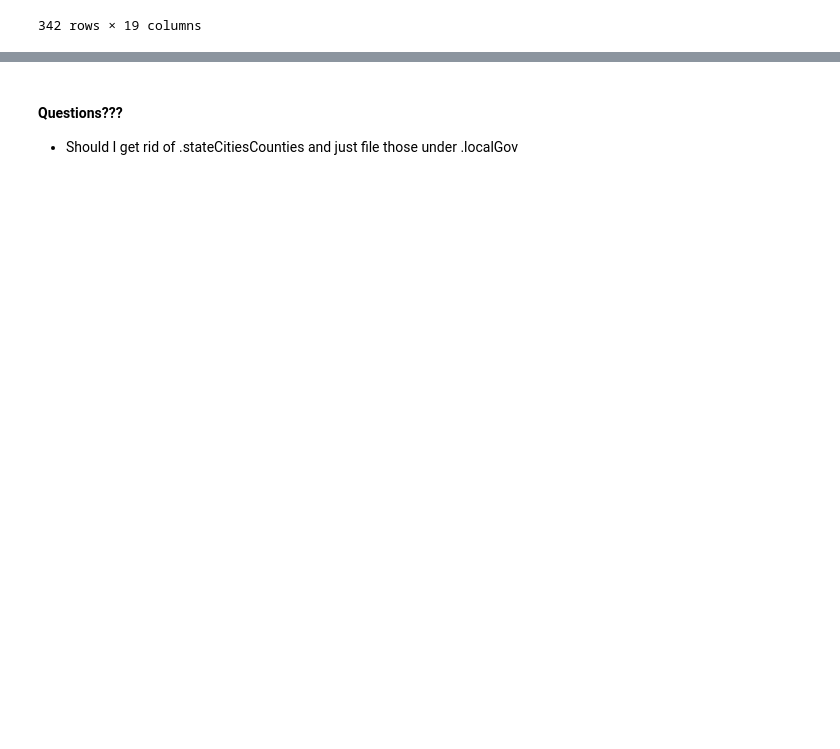
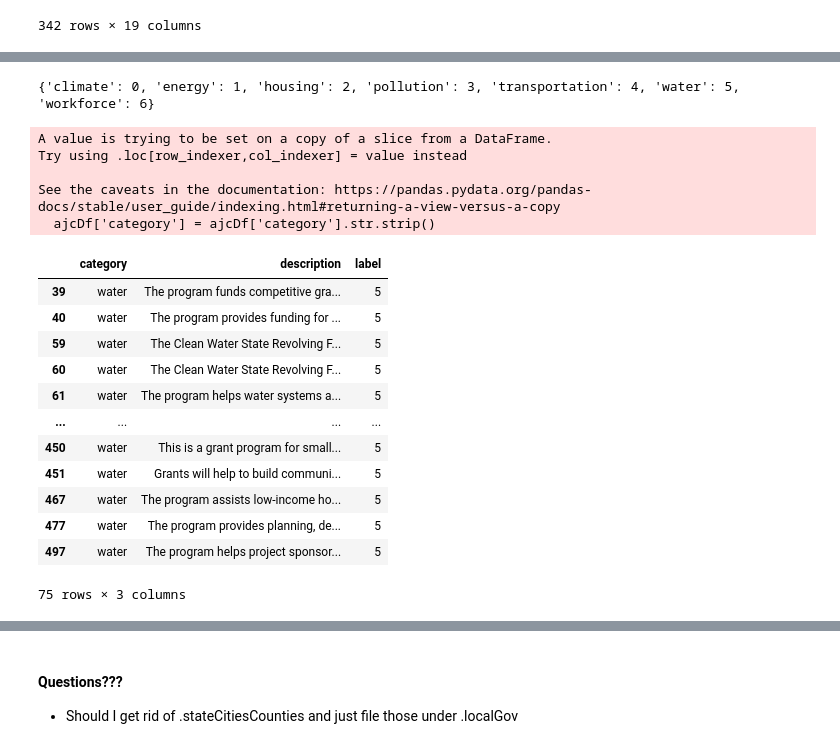
Before and after one commit to osiau/CEED, a Jupyter notebook: parse.ipynb, the cells around one changed output, grey strips where cells are left out. Saved outputs shown, nothing was run; the diff lists cells and outputs as text; code cells hidden in the pictures; blank space fills up the shorter version.

```diff
--- a/parse.ipynb
+++ b/parse.ipynb
@@ -185,0 +204,37 @@ pdfDT
+# %%
+#Preprocessing & Cleaning
+
+ajcDf = ajcRaw[['category', 'description']] #only choose necessary columns category and description
+ajcDf['category'] = ajcDf['category'].str.strip()
+ajcDf = ajcDf[(ajcDf['description'].notnull()) & (ajcDf['description'] != 'TBD') & (ajcDf['category'].notna())] #only include rows that have a value in the description column and don't have TBD as a description
+
+ajcDf = ajcDf[(ajcDf['category'] != 'transportation workforce')] #EXCLUDE FOR NOW BUT FIGURE OUT HOW TO SEPARATE LATER
+
+le = preprocessing.LabelEncoder() #create label encoder instance
+#MAY BE NECESSARY TO USE ONE HOT ENCODER INSTEAD because as it stands these labels are ranked not categorical so 'the average of climate and workforce could be transportation' but try both to see!
+
+ajcDf['label'] = le.fit_transform(ajcDf['category']) #use fit_transform to label and create new column with label --- could also use onehotencoder but since the result is binary(0&1) but eliminates ordinality
+
+catToLab = dict(zip(sorted(set(ajcDf['category'])), sorted(set(ajcDf['label'])))) #create a dictionary of category keys and corresponding label values
+print(catToLab)
+ajcDf
+# %% [output]
+{'climate': 0, 'energy': 1, 'housing': 2, 'pollution': 3, 'transportation': 4, 'water': 5, 'workforce': 6}
+A value is trying to be set on a copy of a slice from a DataFrame.
+Try using .loc[row_indexer,col_indexer] = value instead
+
+See the caveats in the documentation: https://pandas.pydata.org/pandas-docs/stable/user_guide/indexing.html#returning-a-view-versus-a-copy
+  ajcDf['category'] = ajcDf['category'].str.strip()
+|  | category | description | label |
+| 39 | water | The program funds competitive gra... | 5 |
+| 40 | water | The program provides funding for ... | 5 |
+| 59 | water | The Clean Water State Revolving F... | 5 |
+| 60 | water | The Clean Water State Revolving F... | 5 |
+| 61 | water | The program helps water systems a... | 5 |
+| ... | ... | ... | ... |
+| 450 | water | This is a grant program for small... | 5 |
+| 451 | water | Grants will help to build communi... | 5 |
+| 467 | water | The program assists low-income ho... | 5 |
+| 477 | water | The program provides planning, de... | 5 |
+| 497 | water | The program helps project sponsor... | 5 |
+75 rows × 3 columns
```
Also changed, not shown: parts of 9 cells of this notebook.
